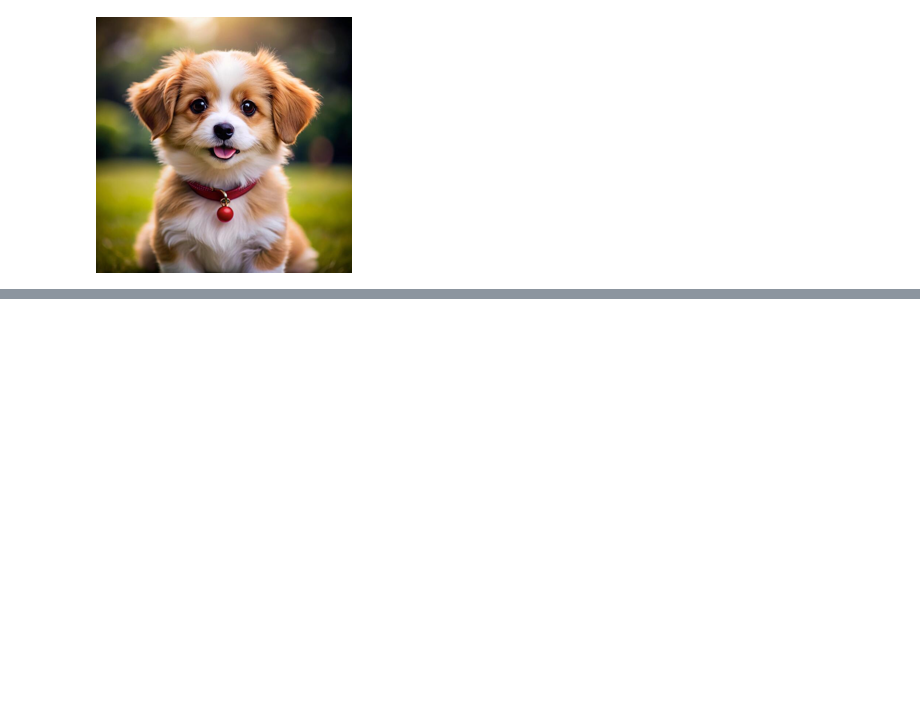
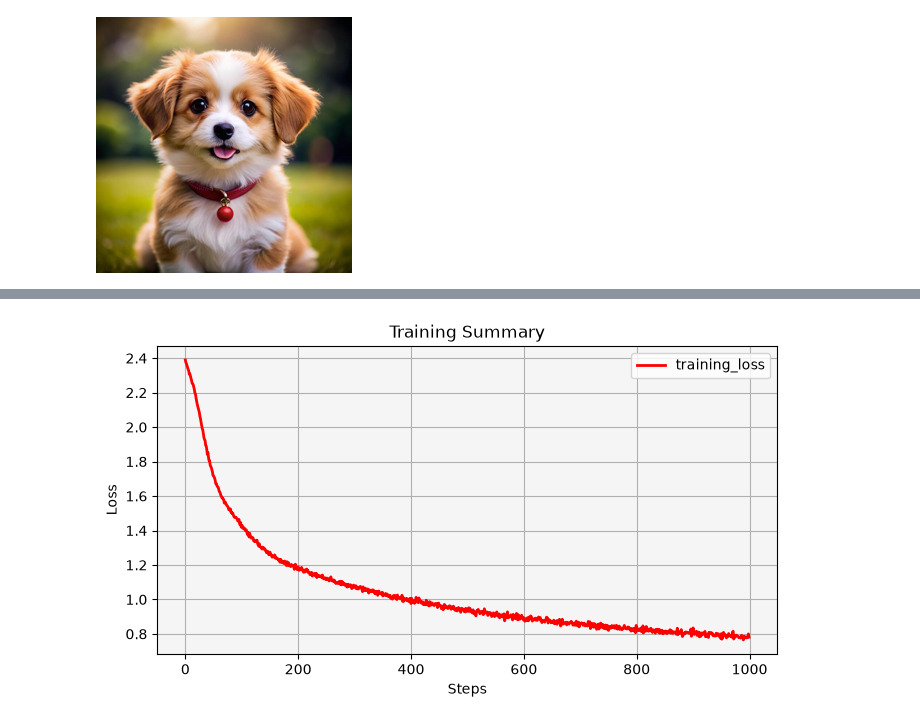
Before and after one commit to FlyingMatrix/clip, a Jupyter notebook: clip.ipynb, the cells around one changed output, grey strips where cells are left out. Saved outputs shown, nothing was run; the diff lists cells and outputs as text; code cells hidden in the pictures; blank space fills up the shorter version.

```diff
--- a/clip.ipynb
+++ b/clip.ipynb
@@ -144,7 +144,7 @@ import torchvision.transforms as T
 device = 'cuda'
 model.to(device)
 
-prompt_input = "A watercolor painting of a swimmer in a cup of coffee"
+prompt_input = "A watercolor painting of a frog on a lillypad"
 
 text = open_clip.tokenize([prompt_input]).to(device)
 with torch.no_grad(), torch.amp.autocast("cuda"):
@@ -154,9 +154,9 @@ im_raw = torch.randn(1, 3, 224, 224, device=device, requires_grad=True)
 im_raw.requires_grad = True
 start_im = im_raw.detach().clone()
 
-optimizer = torch.optim.AdamW([im_raw], lr=0.05)
+optimizer = torch.optim.AdamW([im_raw], lr=0.005)
 losses = []
-total_steps = 5000
+total_steps = 1000
 NUM_CUTS = 32
 
 # calculate the mean Squared Great Circle Distance for pairs of image and text features
@@ -201,5 +201,5 @@ for step in range(total_steps):
     optimizer.zero_grad()
 
     # step logging
-    if step % 500 == 0 or step == total_steps - 1:
+    if step % 100 == 0 or step == total_steps - 1:
         print(f">>> Step:{step}, Loss:{loss:.6f}")
@@ -206,3 +218,18 @@ for step in range(total_steps):
+# %%
+# plot loss
+from matplotlib import pyplot as plt
+
+fig, ax = plt.subplots(figsize=(8, 4))
+ax.plot(losses, label="training_loss", color="red", linewidth=2)
+
+ax.set_title("Training Summary")
+ax.set_xlabel("Steps")
+ax.set_ylabel("Loss")
+ax.set_facecolor("#f5f5f5")
+ax.legend()
+ax.grid(True)
+# %% [output]
+[figure, added]
 # %%
 def tensor_to_pil(tensor):
     # Remove batch dimension if present (e.g., shape [1, 3, H, W] -> [3, H, W])
```
Also changed, not shown: parts of 4 cells of this notebook.
